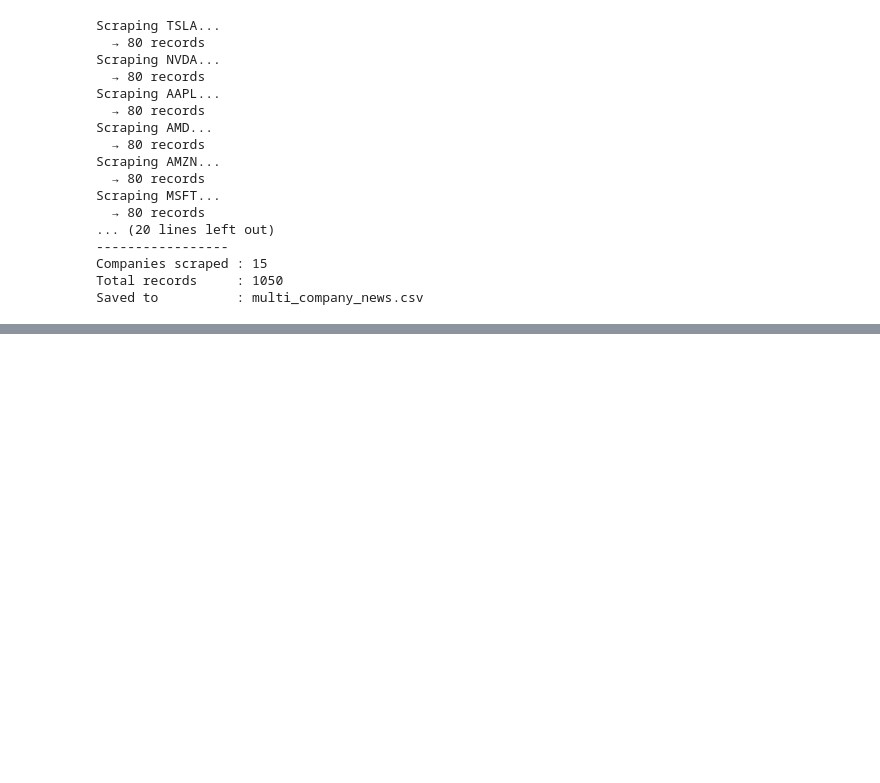
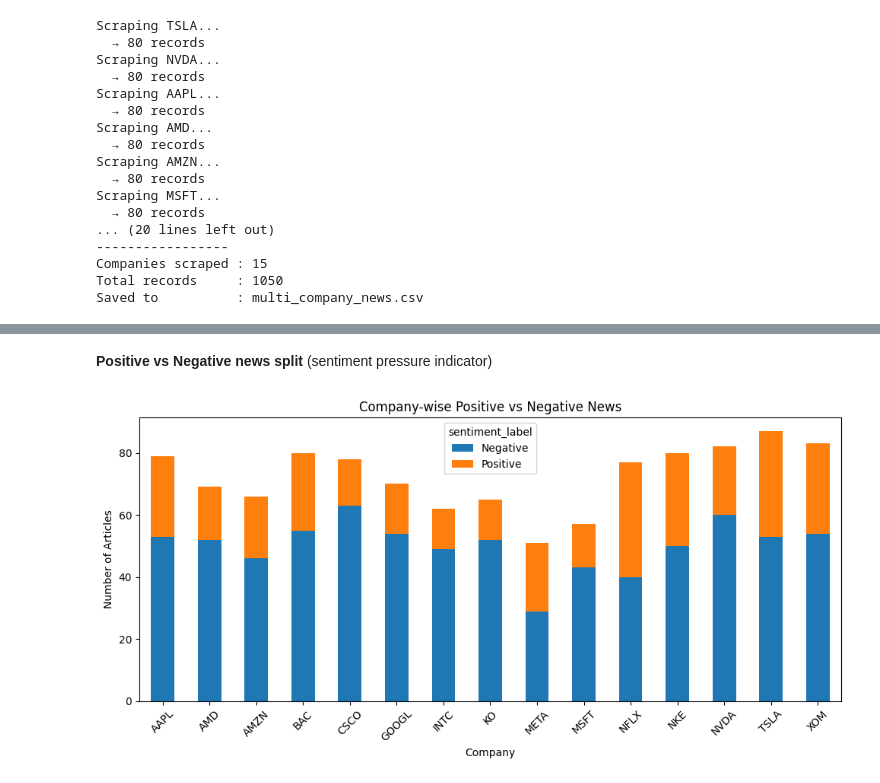
Before and after one commit to koistav1212/AcuTrader-backend, a Jupyter notebook: ml_service/market_news_scrapper.ipynb, the cells around one changed output, grey strips where cells are left out. Saved outputs shown, nothing was run; the diff lists cells and outputs as text; code cells hidden in the pictures; blank space fills up the shorter version.

```diff
--- a/ml_service/market_news_scrapper.ipynb
+++ b/ml_service/market_news_scrapper.ipynb
@@ -291,0 +770,36 @@ Saved to          : multi_company_news.csv
+# %% [markdown]
+**Positive vs Negative news split** (sentiment pressure indicator)
+# %%
+from textblob import TextBlob
+
+def get_sentiment(text):
+    if pd.isna(text):
+        return 0
+    return TextBlob(text).sentiment.polarity
+
+df["sentiment"] = df["title"].apply(get_sentiment)
+
+df["sentiment_label"] = df["sentiment"].apply(
+    lambda x: "Positive" if x > 0 else "Negative"
+)
+
+sentiment_company = (
+    df.groupby(["ticker", "sentiment_label"])
+      .size()
+      .unstack(fill_value=0)
+)
+
+sentiment_company.plot(
+    kind="bar",
+    stacked=True,
+    figsize=(10,5)
+)
+
+plt.title("Company-wise Positive vs Negative News")
+plt.xlabel("Company")
+plt.ylabel("Number of Articles")
+plt.xticks(rotation=45)
+plt.tight_layout()
+plt.show()
+# %% [output]
+[figure, added]
```
Also changed, not shown: parts of 7 cells of this notebook, 11 other files.
